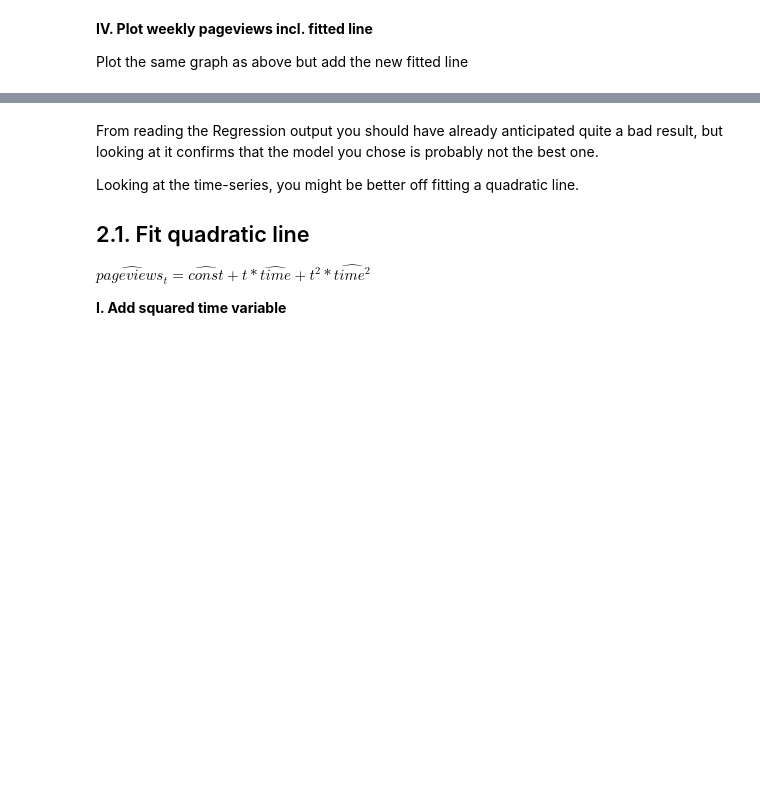
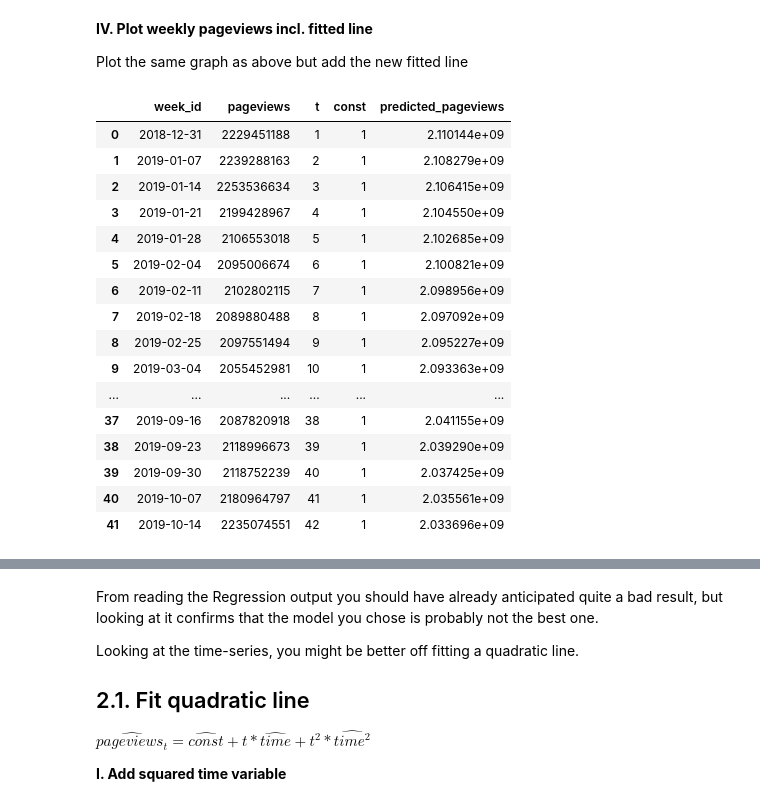
Before and after one commit to Brunadiasmiguel/data-ber-08-20, a Jupyter notebook: Labs/module-2_labs/05_applied-analysis/01_time_series_regression/your-code/lab-time_series_regression_ROI.ipynb, the cells around one changed output, grey strips where cells are left out. Saved outputs shown, nothing was run; the diff lists cells and outputs as text; code cells hidden in the pictures; blank space fills up the shorter version.

```diff
--- a/Labs/module-2_labs/05_applied-analysis/01_time_series_regression/your-code/lab-time_series_regression_ROI.ipynb
+++ b/Labs/module-2_labs/05_applied-analysis/01_time_series_regression/your-code/lab-time_series_regression_ROI.ipynb
@@ -181,6 +328,29 @@ Before you start though, you need to create a time variable. Datetime objects ar
 Plot the same graph as above but add the new fitted line
 # %%
 # Create new column in df with 'predicted pageviews' using the linear regression from above
+
+predicted_pageviews = results.predict(X)
+df_weekly = df_weekly.assign(predicted_pageviews=predicted_pageviews)
+
+df_weekly
+# %% [output]
+|  | week_id | pageviews | t | const | predicted_pageviews |
+| 0 | 2018-12-31 | 2229451188 | 1 | 1 | 2.110144e+09 |
+| 1 | 2019-01-07 | 2239288163 | 2 | 1 | 2.108279e+09 |
+| 2 | 2019-01-14 | 2253536634 | 3 | 1 | 2.106415e+09 |
+| 3 | 2019-01-21 | 2199428967 | 4 | 1 | 2.104550e+09 |
+| 4 | 2019-01-28 | 2106553018 | 5 | 1 | 2.102685e+09 |
+| 5 | 2019-02-04 | 2095006674 | 6 | 1 | 2.100821e+09 |
+| 6 | 2019-02-11 | 2102802115 | 7 | 1 | 2.098956e+09 |
+| 7 | 2019-02-18 | 2089880488 | 8 | 1 | 2.097092e+09 |
+| 8 | 2019-02-25 | 2097551494 | 9 | 1 | 2.095227e+09 |
+| 9 | 2019-03-04 | 2055452981 | 10 | 1 | 2.093363e+09 |
+| ... | ... | ... | ... | ... | ... |
+| 37 | 2019-09-16 | 2087820918 | 38 | 1 | 2.041155e+09 |
+| 38 | 2019-09-23 | 2118996673 | 39 | 1 | 2.039290e+09 |
+| 39 | 2019-09-30 | 2118752239 | 40 | 1 | 2.037425e+09 |
+| 40 | 2019-10-07 | 2180964797 | 41 | 1 | 2.035561e+09 |
+| 41 | 2019-10-14 | 2235074551 | 42 | 1 | 2.033696e+09 |
 # %%
 # plot weekly pageview and predicted pageviews
 # add vertical lines in red according to the start date and end date of the marketing campaign
```
Also changed, not shown: parts of 15 cells of this notebook.
